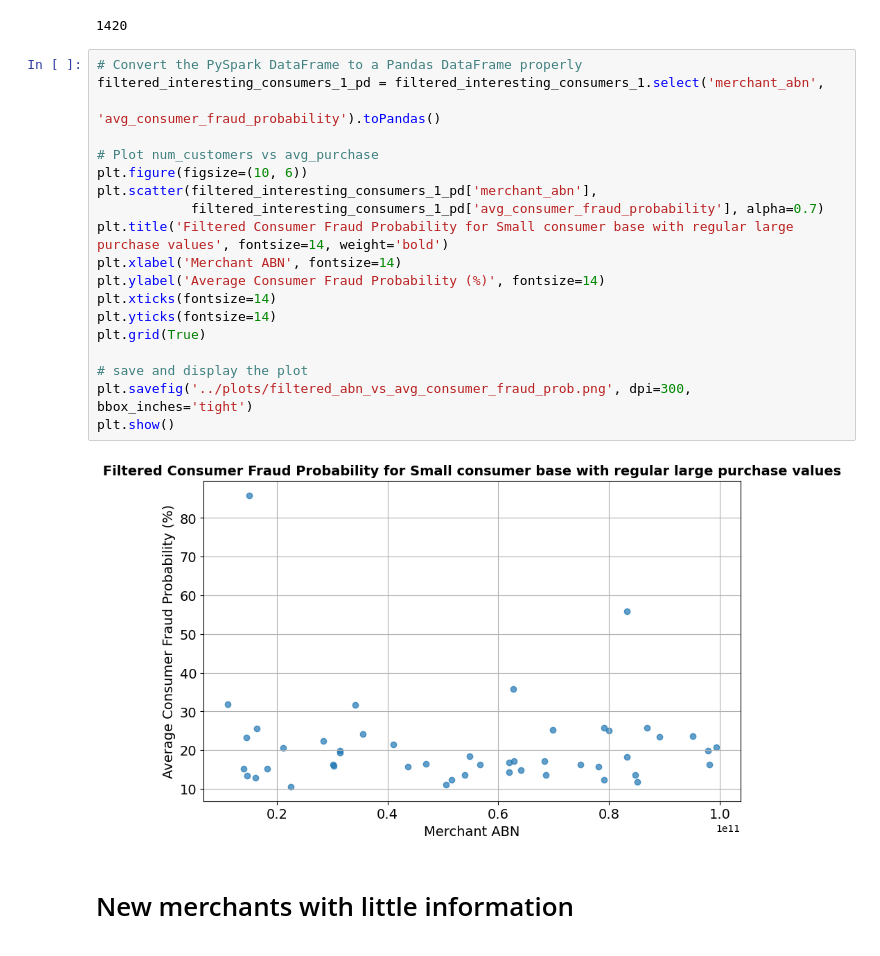
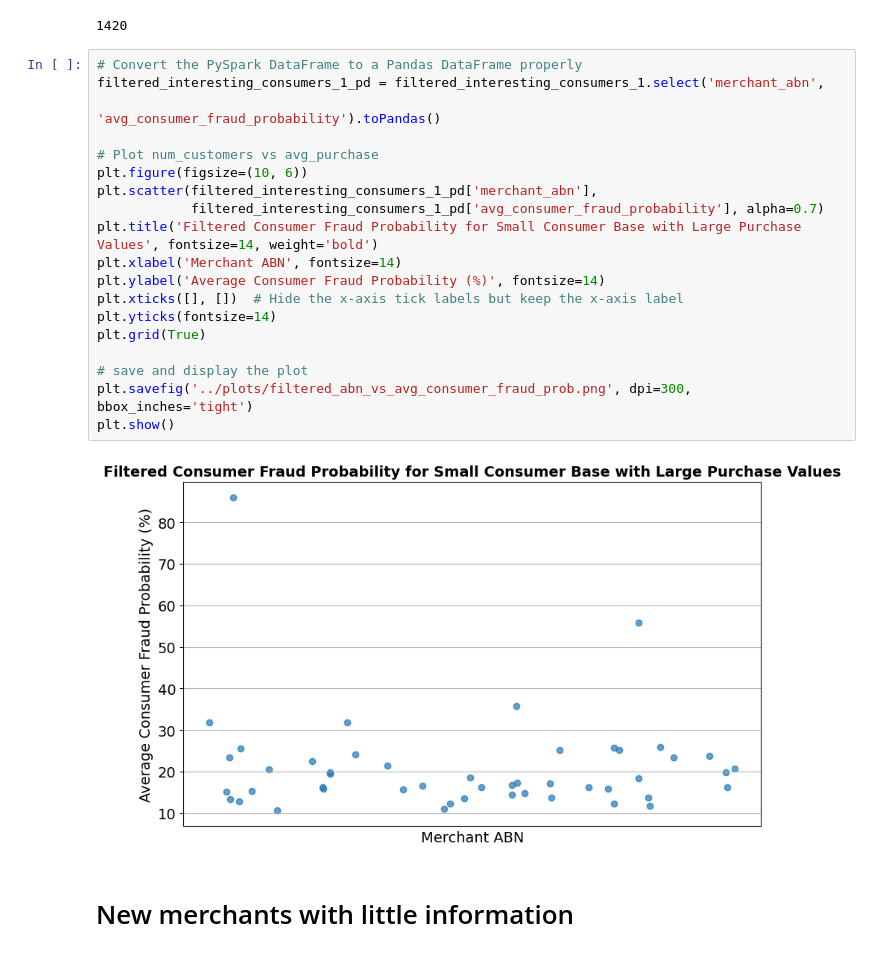
Before and after one commit to MAST30034-AppliedDataScience/project-2-group-buy-now-pay-later-industry-project-28, a Jupyter notebook: notebooks/07_Interesting_Findings.ipynb, the cells around one changed output. Cells and saved outputs as stored; diff of their text form.

```diff
--- a/notebooks/07_Interesting_Findings.ipynb
+++ b/notebooks/07_Interesting_Findings.ipynb
@@ -305,24 +306,24 @@ interesting_consumers_1.count()
 # %%
 # Convert the PySpark DataFrame to a Pandas DataFrame properly
 filtered_interesting_consumers_1_pd = filtered_interesting_consumers_1.select('merchant_abn',
                                                             'avg_consumer_fraud_probability').toPandas()
 
 # Plot num_customers vs avg_purchase
 plt.figure(figsize=(10, 6))
 plt.scatter(filtered_interesting_consumers_1_pd['merchant_abn'],
             filtered_interesting_consumers_1_pd['avg_consumer_fraud_probability'], alpha=0.7)
-plt.title('Filtered Consumer Fraud Probability for Small consumer base with regular large purchase values', fontsize=14, weight='bold')
+plt.title('Filtered Consumer Fraud Probability for Small Consumer Base with Large Purchase Values', fontsize=14, weight='bold')
 plt.xlabel('Merchant ABN', fontsize=14)
 plt.ylabel('Average Consumer Fraud Probability (%)', fontsize=14)
-plt.xticks(fontsize=14)
+plt.xticks([], [])  # Hide the x-axis tick labels but keep the x-axis label
 plt.yticks(fontsize=14)
 plt.grid(True)
 
 # save and display the plot
 plt.savefig('../plots/filtered_abn_vs_avg_consumer_fraud_prob.png', dpi=300, bbox_inches='tight')
 plt.show()
 # %% [output]
-[figure, old version]
+[figure, new version]
 # %% [markdown]
 # New merchants with little information
 # %%
```
Also changed, not shown: parts of 7 cells of this notebook, 4 other files.
